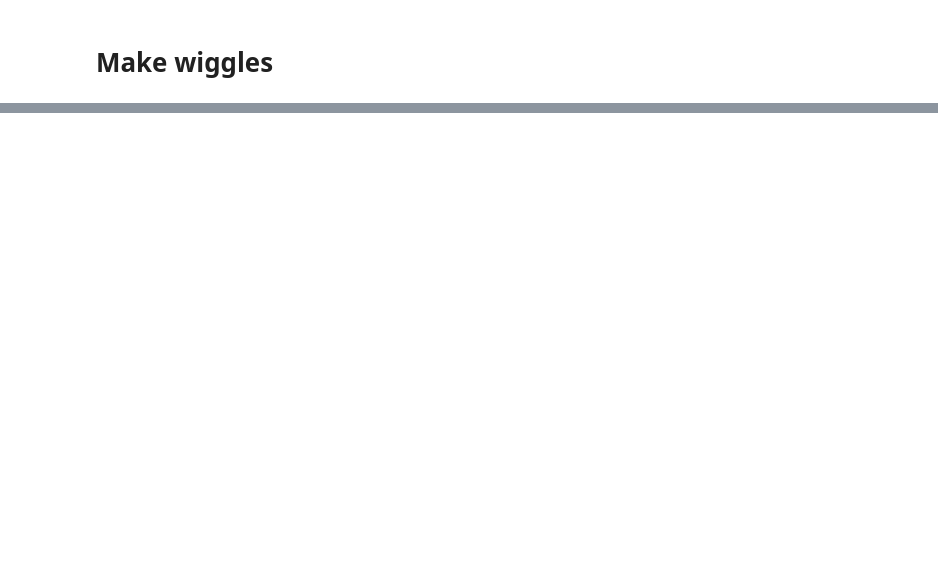
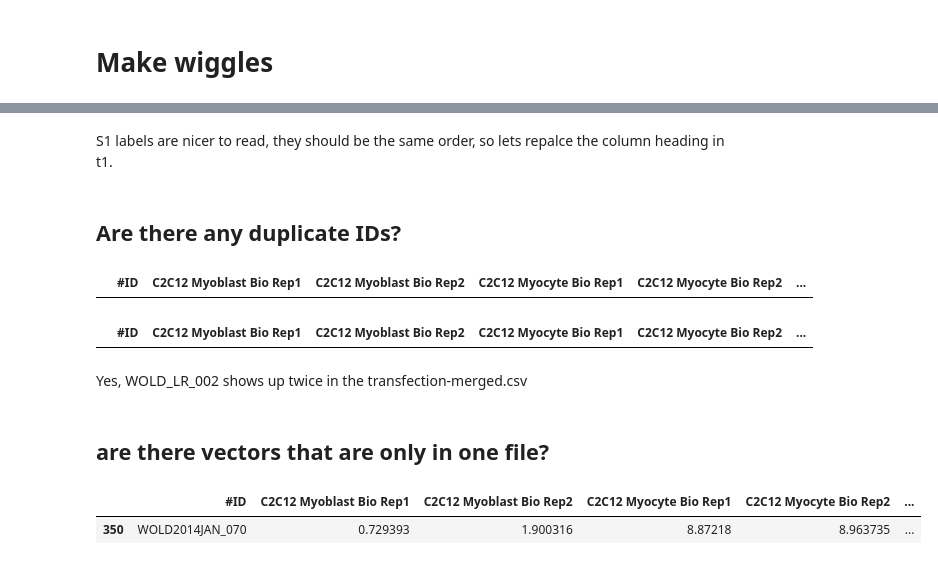
Before and after one commit to detrout/encode3-curation, a Jupyter notebook: format ENCODE3 Woldlab transfection data.ipynb, the cells around one changed output, grey strips where cells are left out. Cells and saved outputs as stored; diff of their text form; code cells hidden in the pictures; blank space fills up the shorter version.

```diff
--- a/format ENCODE3 Woldlab transfection data.ipynb
+++ b/format ENCODE3 Woldlab transfection data.ipynb
@@ -43,4 +44,4 @@ open('/tmp/transfection.as', 'wt').write(autosql)
 # %% [output]
 837
 # %%
-sheet = gcat.get_file('Wold_transfection_data01152017', fmt='pandas')
+google_sheet = gcat.get_file('Wold_transfection_data01152017', fmt='pandas')
@@ -569,0 +594,7 @@ with open('/tmp/trackDb.txt', 'wt') as outstream:
+# %%
+t1 = transfection[['#ID',
+              'C2C12_Myoblast_Rep1-ASSAY', 'C2C12_Myoblast_Rep2-ASSAY',
+              'C2C12_Myocyte_Rep1-ASSAY', 'C2C12_Myocyte_Rep2-ASSAY',
+              '10T1/2_Rep1-ASSAY', '10T1/2_Rep2-ASSAY',
+              '10T1/2_MockDiff_Rep1-ASSAY', '10T1/2_MockDiff_Rep1-ASSAY',
+             ]].copy()
@@ -569,0 +608,2 @@ with open('/tmp/trackDb.txt', 'wt') as outstream:
+# %% [markdown]
+S1 labels are nicer to read, they should be the same order, so lets repalce the column heading in t1.
@@ -569,0 +612,19 @@ with open('/tmp/trackDb.txt', 'wt') as outstream:
+# %% [markdown]
+## Are there any duplicate IDs?
+# %%
+t1[t1.duplicated(['#ID'], keep=False)]
+# %% [output]
+|  | #ID | C2C12 Myoblast Bio Rep1 | C2C12 Myoblast Bio Rep2 | C2C12 Myocyte Bio Rep1 | C2C12 Myocyte Bio Rep2 | ... |
+# %%
+s1[s1.duplicated(['#ID'], keep=False)]
+# %% [output]
+|  | #ID | C2C12 Myoblast Bio Rep1 | C2C12 Myoblast Bio Rep2 | C2C12 Myocyte Bio Rep1 | C2C12 Myocyte Bio Rep2 | ... |
+# %% [markdown]
+Yes, WOLD_LR_002 shows up twice in the transfection-merged.csv
+# %% [markdown]
+## are there vectors that are only in one file?
+# %%
+t1[t1['#ID'].isin(set(t1['#ID']).difference(s1['#ID']))]
+# %% [output]
+|  | #ID | C2C12 Myoblast Bio Rep1 | C2C12 Myoblast Bio Rep2 | C2C12 Myocyte Bio Rep1 | C2C12 Myocyte Bio Rep2 | ... |
+| 350 | WOLD2014JAN_070 | 0.729393 | 1.900316 | 8.87218 | 8.963735 | ... |
```
Also changed, not shown: parts of 60 cells of this notebook.
